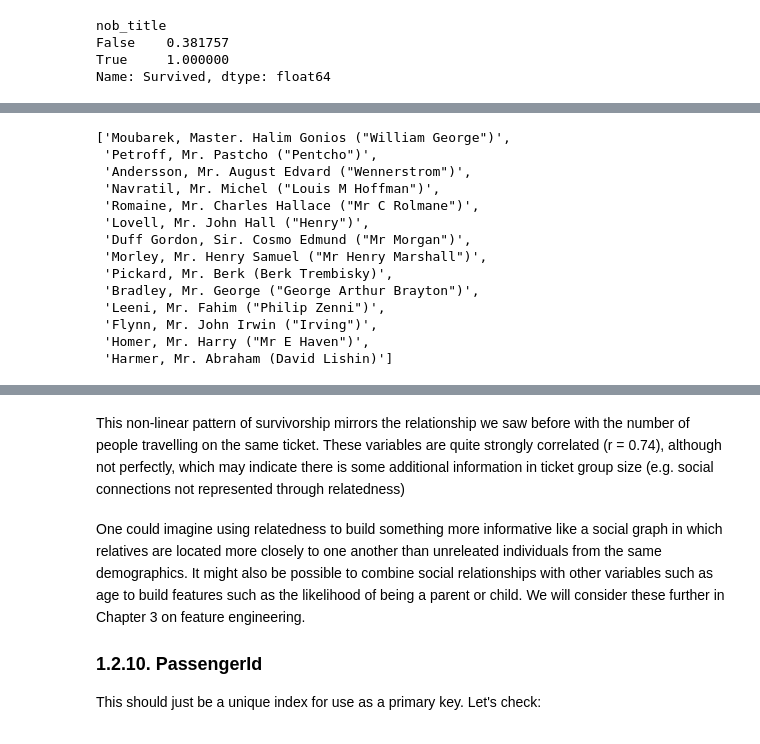
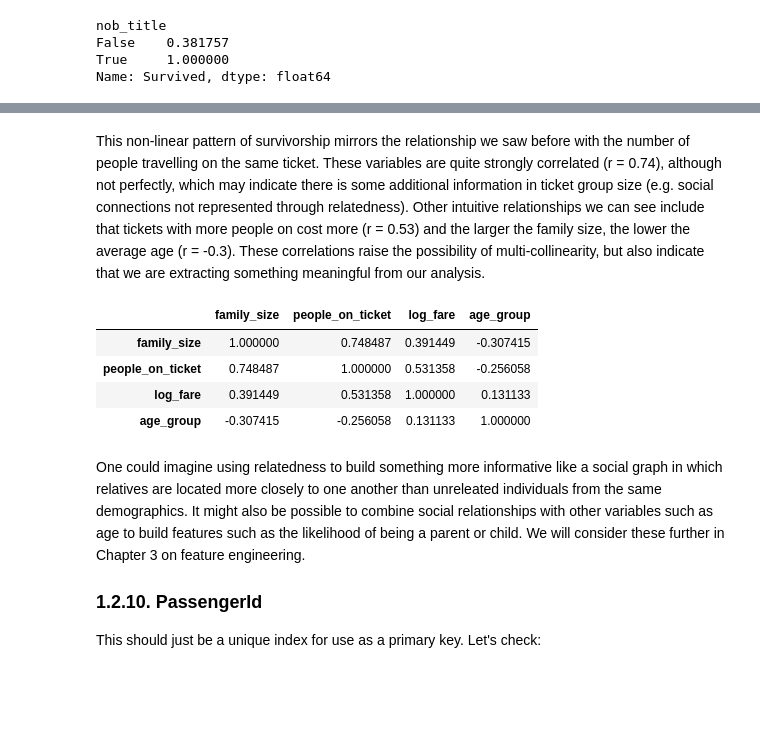
Before and after one commit to stephentown42/ML_examples, a Jupyter notebook: notebooks/titanic/1_understanding_the_data.ipynb, the cells around one changed output, grey strips where cells are left out. Drawn from its saved outputs; the diff is of its cells as text; code cells hidden in the pictures; blank space fills up the shorter version.

Commit message:
Added data saving at end of chapter 1 and then began some of the later chapters

```diff
--- a/notebooks/titanic/1_understanding_the_data.ipynb
+++ b/notebooks/titanic/1_understanding_the_data.ipynb
@@ -19,7 +19,7 @@ Let's start by loading the data and seeing what we've got. We know that each row
 from pathlib import Path
 import pandas as pd
 
-data_dir = Path.cwd().parent.parent / 'data/titanic'
+data_dir = Path.cwd().parent.parent / 'data/titanic/original'   # The original dataset, downloaded from Kaggle
 
 train = pd.read_csv(data_dir / 'train.csv')
 print(f"Training data: {train.shape[0]} passengers")
@@ -448,8 +450,17 @@ Cabin information is comprised of a letter and number (e.g. G6), which we will c
 </span>
 # %%
-# Remove single letters from records with other column names (e.g. turn 'F G74' to 'G74')
-idx = train[train['Cabin'].str.match(r'[A-Z]\s[A-Z0-9]*').fillna(False)].index
-train.loc[idx,'Cabin'] = train.loc[idx, 'Cabin'].str.extract(r'([A-Z]\s)([A-Z0-9]*)')[1]
+def remove_single_letters_before_cabin(df:pd.DataFrame) -> pd.DataFrame:
+    """ Remove single letters from records with other column names (e.g. turn 'F G74' to 'G74')"""
+
+    # Identify cabin strings of format 'F G87'
+    idx = df[df['Cabin'].str.match(r'[A-Z]\s[A-Z0-9]*').fillna(False)].index
+
+    # Replace the original data with the second part of the string, e.g. 'G87'
+    df.loc[idx,'Cabin'] = df.loc[idx, 'Cabin'].str.extract(r'([A-Z]\s)([A-Z0-9]*)')[1]
+    return df
+
+train = remove_single_letters_before_cabin(train)
+test = remove_single_letters_before_cabin(test)
 # %% [markdown]
 <span style="font-size:14px;line-height:1.5">
 <p>
@@ -592,26 +592,3 @@ Name: Title, dtype: int64
-# %%
-bracket_idx = train[train.Name.str.contains(r'\([^)]*\)')].index
-bracket_names = train.loc[bracket_idx]
-
-male_bracket_idx = bracket_names[bracket_names.Sex == 'male'].index
-male_bracket_names = bracket_names.loc[male_bracket_idx]
-
-male_bracket_names.Name.to_list()
-# %% [output]
-['Moubarek, Master. Halim Gonios ("William George")',
- 'Petroff, Mr. Pastcho ("Pentcho")',
- 'Andersson, Mr. August Edvard ("Wennerstrom")',
- 'Navratil, Mr. Michel ("Louis M Hoffman")',
- 'Romaine, Mr. Charles Hallace ("Mr C Rolmane")',
- 'Lovell, Mr. John Hall ("Henry")',
- 'Duff Gordon, Sir. Cosmo Edmund ("Mr Morgan")',
- 'Morley, Mr. Henry Samuel ("Mr Henry Marshall")',
- 'Pickard, Mr. Berk (Berk Trembisky)',
- 'Bradley, Mr. George ("George Arthur Brayton")',
- 'Leeni, Mr. Fahim ("Philip Zenni")',
- 'Flynn, Mr. John Irwin ("Irving")',
- 'Homer, Mr. Harry ("Mr E Haven")',
- 'Harmer, Mr. Abraham (David Lishin)']
 # %% [markdown]
 ### 1.2.9. Social Connections
 
@@ -639,10 +618,16 @@ train['family_size'] = train['Parch'] + train['SibSp']
 |  | mean | 0.303538 | 0.552795 | 0.578431 | 0.724138 | 0.2 | 0.136364 | 0.333333 | 0.0 | 0.0 |
 # %% [markdown]
 <span style="font-size:14px;line-height:1.5">
-This non-linear pattern of survivorship mirrors the relationship we saw before with the number of people travelling on the same ticket. These variables are quite strongly correlated (r = 0.74), although not perfectly, which may indicate there is some additional information in ticket group size (e.g. social connections not represented through relatedness)
+This non-linear pattern of survivorship mirrors the relationship we saw before with the number of people travelling on the same ticket. These variables are quite strongly correlated (r = 0.74), although not perfectly, which may indicate there is some additional information in ticket group size (e.g. social connections not represented through relatedness). Other intuitive relationships we can see include that tickets with more people on cost more (r = 0.53) and the larger the family size, the lower the average age (r = -0.3). These correlations raise the possibility of multi-collinearity, but also indicate that we are extracting something meaningful from our analysis.
 <span>
 # %%
-train[['family_size','people_on_ticket']].corr()
+train[['family_size','people_on_ticket','log_fare','Age']].corr()
+# %% [output]
+|  | family_size | people_on_ticket | log_fare | age_group |
+| family_size | 1.000000 | 0.748487 | 0.391449 | -0.307415 |
+| people_on_ticket | 0.748487 | 1.000000 | 0.531358 | -0.256058 |
+| log_fare | 0.391449 | 0.531358 | 1.000000 | 0.131133 |
+| age_group | -0.307415 | -0.256058 | 0.131133 | 1.000000 |
 # %% [markdown]
 <span style="font-size:14px;line-height:1.5">
 <p>One could imagine using relatedness to build something more informative like a social graph in which relatives are located more closely to one another than unreleated individuals from the same demographics. It might also be possible to combine social relationships with other variables such as age to build features such as the likelihood of being a parent or child. We will consider these further in Chapter 3 on feature engineering.
```
Also changed, not shown: parts of 25 cells of this notebook, 7 other files.
